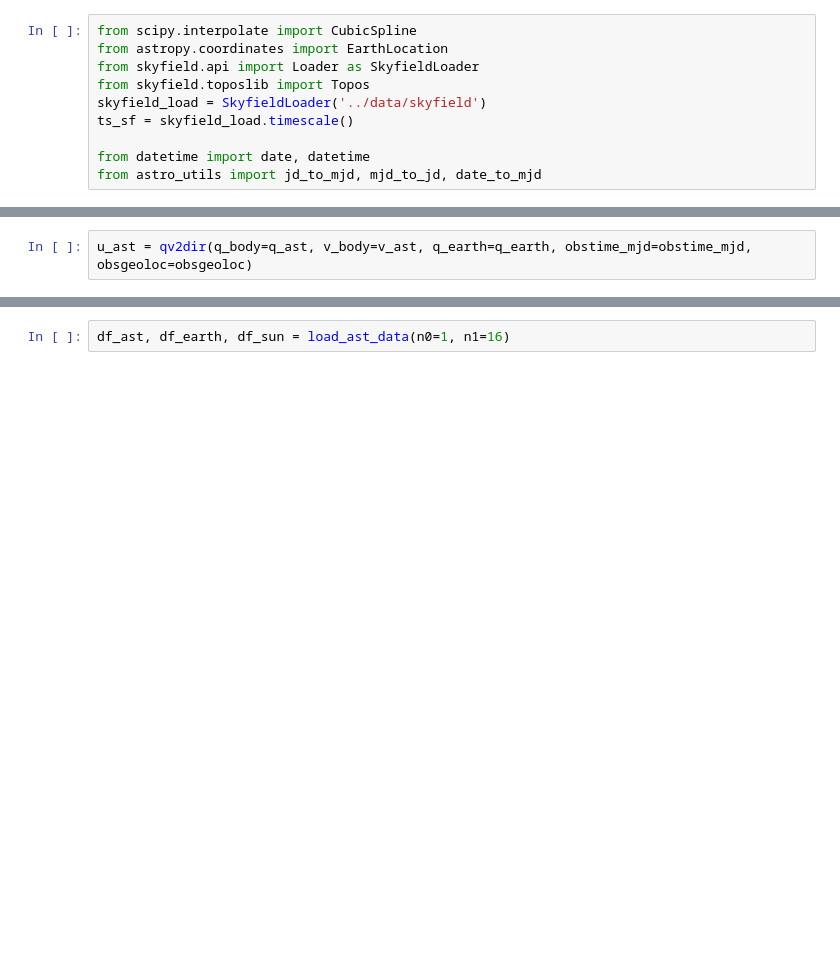
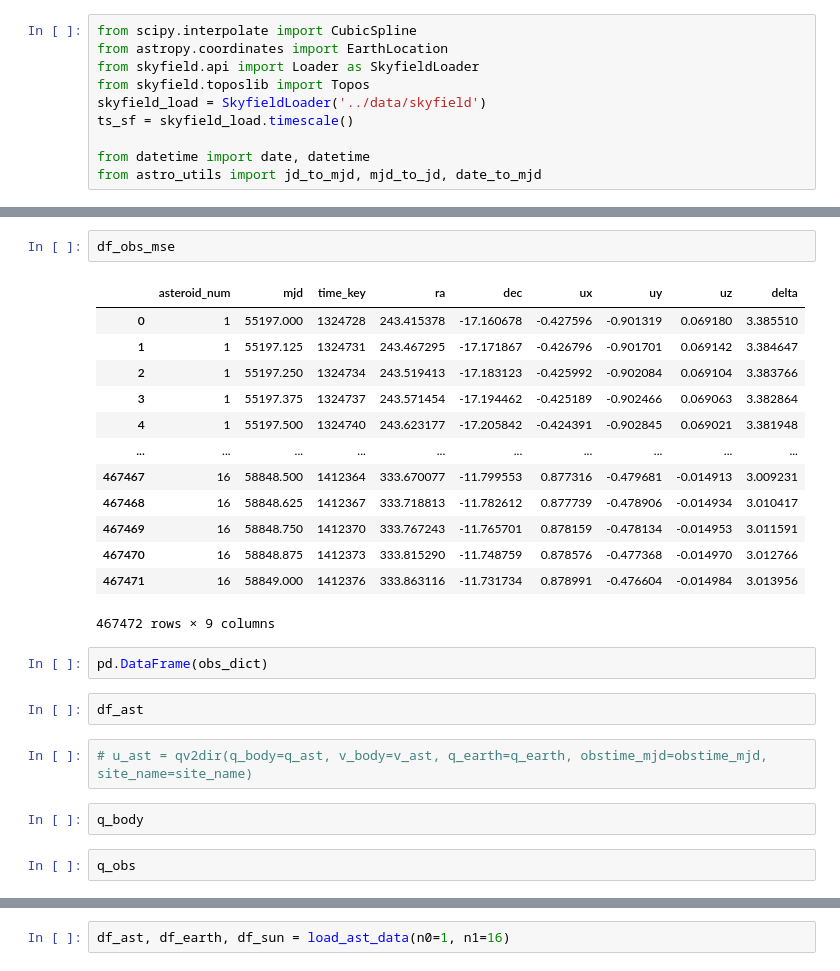
Before and after one commit to memanuel/kepler-sieve, a Jupyter notebook: src/asteroid_dataframe.ipynb, the cells around one changed output, grey strips where cells are left out. Saved outputs shown, nothing was run; the diff lists cells and outputs as text; blank space fills up the shorter version.

```diff
--- a/src/asteroid_dataframe.ipynb
+++ b/src/asteroid_dataframe.ipynb
@@ -364,2 +468,26 @@ dq_topos
+# %%
+df_obs_mse
+# %% [output]
+|  | asteroid_num | mjd | time_key | ra | dec | ux | uy | uz | delta |
+| 0 | 1 | 55197.000 | 1324728 | 243.415378 | -17.160678 | -0.427596 | -0.901319 | 0.069180 | 3.385510 |
+| 1 | 1 | 55197.125 | 1324731 | 243.467295 | -17.171867 | -0.426796 | -0.901701 | 0.069142 | 3.384647 |
+| 2 | 1 | 55197.250 | 1324734 | 243.519413 | -17.183123 | -0.425992 | -0.902084 | 0.069104 | 3.383766 |
+| 3 | 1 | 55197.375 | 1324737 | 243.571454 | -17.194462 | -0.425189 | -0.902466 | 0.069063 | 3.382864 |
+| 4 | 1 | 55197.500 | 1324740 | 243.623177 | -17.205842 | -0.424391 | -0.902845 | 0.069021 | 3.381948 |
+| ... | ... | ... | ... | ... | ... | ... | ... | ... | ... |
+| 467467 | 16 | 58848.500 | 1412364 | 333.670077 | -11.799553 | 0.877316 | -0.479681 | -0.014913 | 3.009231 |
+| 467468 | 16 | 58848.625 | 1412367 | 333.718813 | -11.782612 | 0.877739 | -0.478906 | -0.014934 | 3.010417 |
+| 467469 | 16 | 58848.750 | 1412370 | 333.767243 | -11.765701 | 0.878159 | -0.478134 | -0.014953 | 3.011591 |
+| 467470 | 16 | 58848.875 | 1412373 | 333.815290 | -11.748759 | 0.878576 | -0.477368 | -0.014970 | 3.012766 |
+| 467471 | 16 | 58849.000 | 1412376 | 333.863116 | -11.731734 | 0.878991 | -0.476604 | -0.014984 | 3.013956 |
+467472 rows × 9 columns
+# %%
+pd.DataFrame(obs_dict)
+# %%
+df_ast
 # %%
-u_ast = qv2dir(q_body=q_ast, v_body=v_ast, q_earth=q_earth, obstime_mjd=obstime_mjd, obsgeoloc=obsgeoloc)
+# u_ast = qv2dir(q_body=q_ast, v_body=v_ast, q_earth=q_earth, obstime_mjd=obstime_mjd, site_name=site_name)
+# %%
+q_body
+# %%
+q_obs
```
Also changed, not shown: parts of 29 cells of this notebook, 2 other files.
